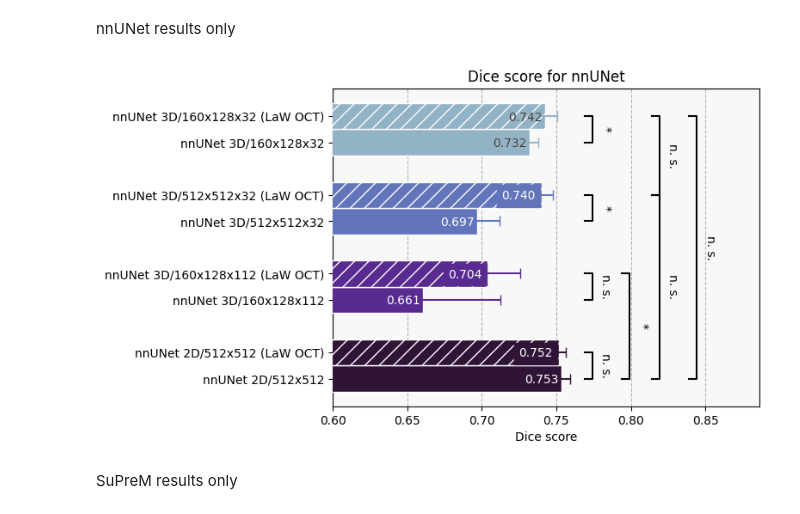
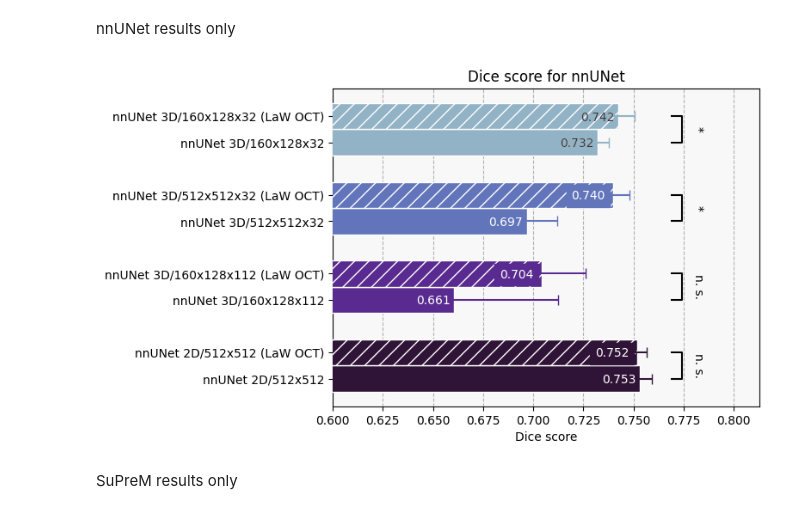
Before and after one commit to icekang/master_thesis, a Jupyter notebook: result figure generator/plot_graph.ipynb, the cells around one changed output. Saved outputs shown, nothing was run; the diff lists cells and outputs as text; code cells hidden in the pictures.

```diff
--- a/result figure generator/plot_graph.ipynb
+++ b/result figure generator/plot_graph.ipynb
@@ -116,7 +116,7 @@ def plot_data_values(data: pd.DataFrame, ax: plt.Axes, y_positions: list, show_e
 # %% [markdown]
 nnUNet results only
 # %%
-cmap = mpl.colormaps['Set1']
+# cmap = mpl.colormaps['Set1']
 cmap = mpl.colormaps['twilight_shifted']
 
 nnunet_results = final_results.iloc[[0,1,  2,3,  5,6,  7,8], :3]
@@ -138,39 +138,39 @@ plot_bar(ax, nnunet_results.iloc[2:4, :], cmap(step * 1), ['', '//'], ys=y_posit
 plot_statistical_significance(2, 3, y_positions[2], y_positions[3], nnunet_results, ax)
 
 plot_bar(ax, nnunet_results.iloc[4:6, :], cmap(step * 2), ['', '//'], y_positions[4:6]) # 3D nnUNet 512x512x32
 plot_statistical_significance(4, 5, y_positions[4], y_positions[5], nnunet_results, ax)
 
 plot_bar(ax, nnunet_results.iloc[6:8, :], cmap(step * 3), ['', '//'], y_positions[6:8]) # 3D nnUNet 160x128x32
 plot_statistical_significance(6, 7, y_positions[6], y_positions[7], nnunet_results, ax)
 
 ax.set_yticks(y_positions, labels=nnunet_results.index)
 
-plot_statistical_significance(0, 3, y_positions[0], y_positions[3], nnunet_results, ax, min_x_offset=0.03)
-plot_statistical_significance(0, 5, y_positions[0], y_positions[5], nnunet_results, ax, min_x_offset=0.05)
-plot_statistical_significance(0, 7, y_positions[0], y_positions[7], nnunet_results, ax, min_x_offset=0.075)
-plot_statistical_significance(5, 7, y_positions[5], y_positions[7], nnunet_results, ax, min_x_offset=0.05)
+# plot_statistical_significance(0, 3, y_positions[0], y_positions[3], nnunet_results, ax, min_x_offset=0.03)
+# plot_statistical_significance(0, 5, y_positions[0], y_positions[5], nnunet_results, ax, min_x_offset=0.05)
+# plot_statistical_significance(0, 7, y_positions[0], y_positions[7], nnunet_results, ax, min_x_offset=0.075)
+# plot_statistical_significance(5, 7, y_positions[5], y_positions[7], nnunet_results, ax, min_x_offset=0.05)
 
 plot_data_values(nnunet_results, ax, y_positions, x_offset=0.002, y_offset=0.03)
 
 special_data_color_indices = [6 ,7]
 plot_data_values(nnunet_results.iloc[special_data_color_indices, :], ax, [y_positions[p] for p in special_data_color_indices], x_offset=0.002, y_offset=0.03, color=(0.2,)*3)
 
 special_data_color_indices = [1, 3, 5]
 colors = [cmap(0), cmap(step * 1), cmap(step * 2)]
 for i, color in zip(special_data_color_indices, colors):
     plot_data_values(nnunet_results.iloc[[i], :], ax, [y_positions[i]], x_offset=0.004, y_offset=0.03, color='white', backgroundcolor=color)
 # plot_data_values(nnunet_results.iloc[special_data_color_indices, :], ax, [y_positions[p] for p in special_data_color_indices], x_offset=0.004, y_offset=0.03, color='white', backgroundcolor=(0.3,)*3)
 
 
 
 ax.set_xlim(0.6)
 ax.grid(zorder=-1, axis='x', linestyle='--')
 ax.set_facecolor((0.9725,) * 3)
 fig.patch.set_alpha(0.0) # outside of the plot
-fig.savefig('result_nnunet_results.png', dpi=1000, bbox_inches='tight')
+fig.savefig('result_nnunet_results_no_stat.png', dpi=1000, bbox_inches='tight')
 plt.show()
 # %% [output]
-[figure, old version]
+[figure, new version]
 # %% [markdown]
 SuPreM results only
 # %%
```
Also changed, not shown: parts of 4 cells of this notebook, 12 other files.
